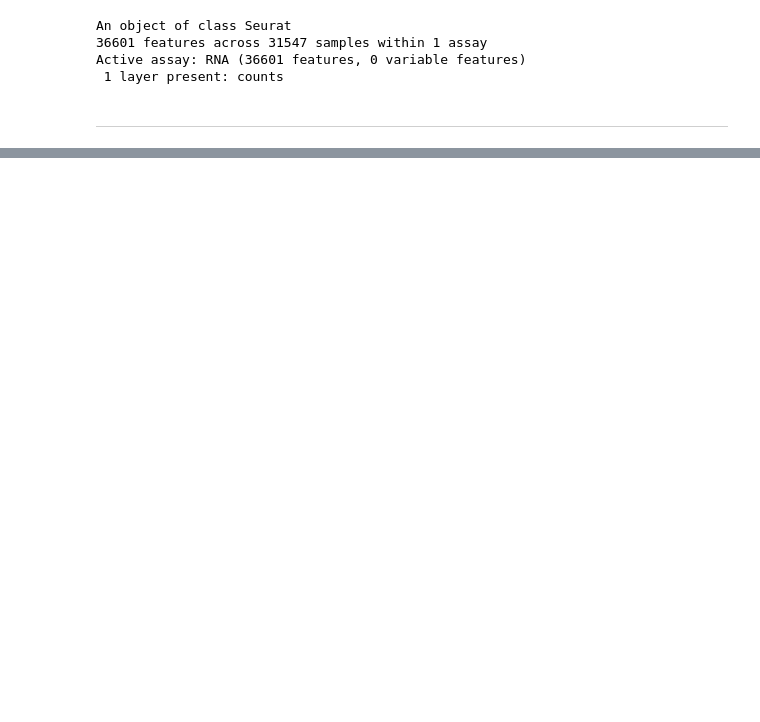
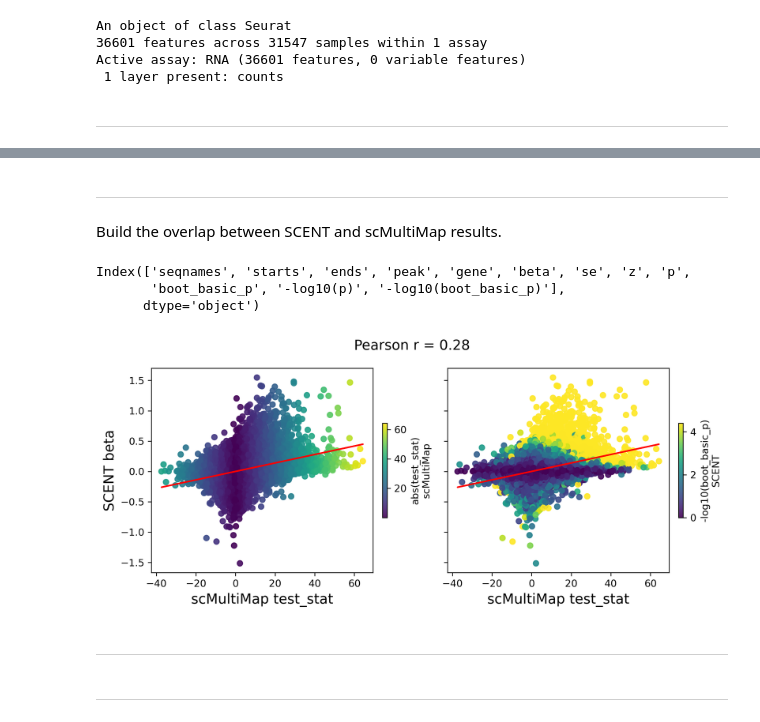
Before and after one commit to abearab/BMI-206-Class-Project, a Jupyter notebook: individual_abe.ipynb, the cells around one changed output, grey strips where cells are left out. Cells and saved outputs as stored; diff of their text form; code cells hidden in the pictures; blank space fills up the shorter version.

```diff
--- a/individual_abe.ipynb
+++ b/individual_abe.ipynb
@@ -130,7 +103,0 @@ Fragment files: 0
-# %%
-%%R
-pairs_df <- get_top_peak_gene_pairs(data,
-                                    gene_top=20000,
-                                    peak_top=60000,
-                                    distance = 5e+7,
-                                    gene_assay = 'RNA', peak_assay = 'peak')
@@ -144,0 +283,68 @@ I'm not sure why `pairs_df` is empty. I will try to debug it!
+# %% [markdown]
+___
+# %% [markdown]
+Build the overlap between SCENT and scMultiMap results.
+# %%
+res_ol = pd.concat([
+        res_scmultimap, res_scent
+    ],
+    axis=1,
+    keys=['scMultiMap', 'SCENT'],
+    join='inner'
+)
+# %%
+res_ol['SCENT'].columns
+# %% [output]
+Index(['seqnames', 'starts', 'ends', 'peak', 'gene', 'beta', 'se', 'z', 'p',
+       'boot_basic_p', '-log10(p)', '-log10(boot_basic_p)'],
+      dtype='object')
+# %%
+# Calculate coefficients for a linear trendline
+fig, (ax,bx) = plt.subplots(1,2, figsize=(9, 4), sharey=True)
+
+x = res_ol['scMultiMap']['test_stat']
+y = res_ol['SCENT']['beta']
+m, b = np.polyfit(x, y, 1)
+corr = pd.concat([x, y], axis=1).corr().iloc[0,1]
+
+ax.scatter(
+    x=x, y=y,
+    c=res_ol['scMultiMap']['test_stat'].abs(),cmap='viridis',
+    alpha=0.9, s=30
+)
+
+# color bar (small size)
+cbar = plt.colorbar(ax.collections[0], ax=ax, orientation='vertical', fraction=0.02, pad=0.04)
+cbar.set_label('abs(test_stat)\nscMultiMap')
+cbar.set_alpha(1)
+
+
+# Add trendline to plot
+ax.plot(x, m*x + b, color='red')
+
+ax.set_xlabel('scMultiMap test_stat', fontsize=14)
+ax.set_ylabel('SCENT beta', fontsize=14)
+
+bx.scatter(
+    x=x, y=y,
+    c=res_ol['SCENT']['-log10(boot_basic_p)'],cmap='viridis',
+    alpha=0.9, s=30
+)
+
+# color bar (small size)
+cbar = plt.colorbar(bx.collections[0], ax=bx, orientation='vertical', fraction=0.02, pad=0.04)
+cbar.set_label('-log10(boot_basic_p)\nSCENT', fontsize=10)
+cbar.set_alpha(1)
+
+bx.set_xlabel('scMultiMap test_stat', fontsize=14)
+
+# Add trendline to plot
+bx.plot(x, m*x + b, color='red')
+
+plt.suptitle(f'Pearson r = {corr:.2f}', fontsize=14)
+plt.tight_layout()
+plt.show()
+# %% [output]
+[figure, added]
+# %% [markdown]
+___
@@ -144,0 +364,2 @@ I'm not sure why `pairs_df` is empty. I will try to debug it!
+# %% [markdown]
+___
```
Also changed, not shown: parts of 60 cells of this notebook.
